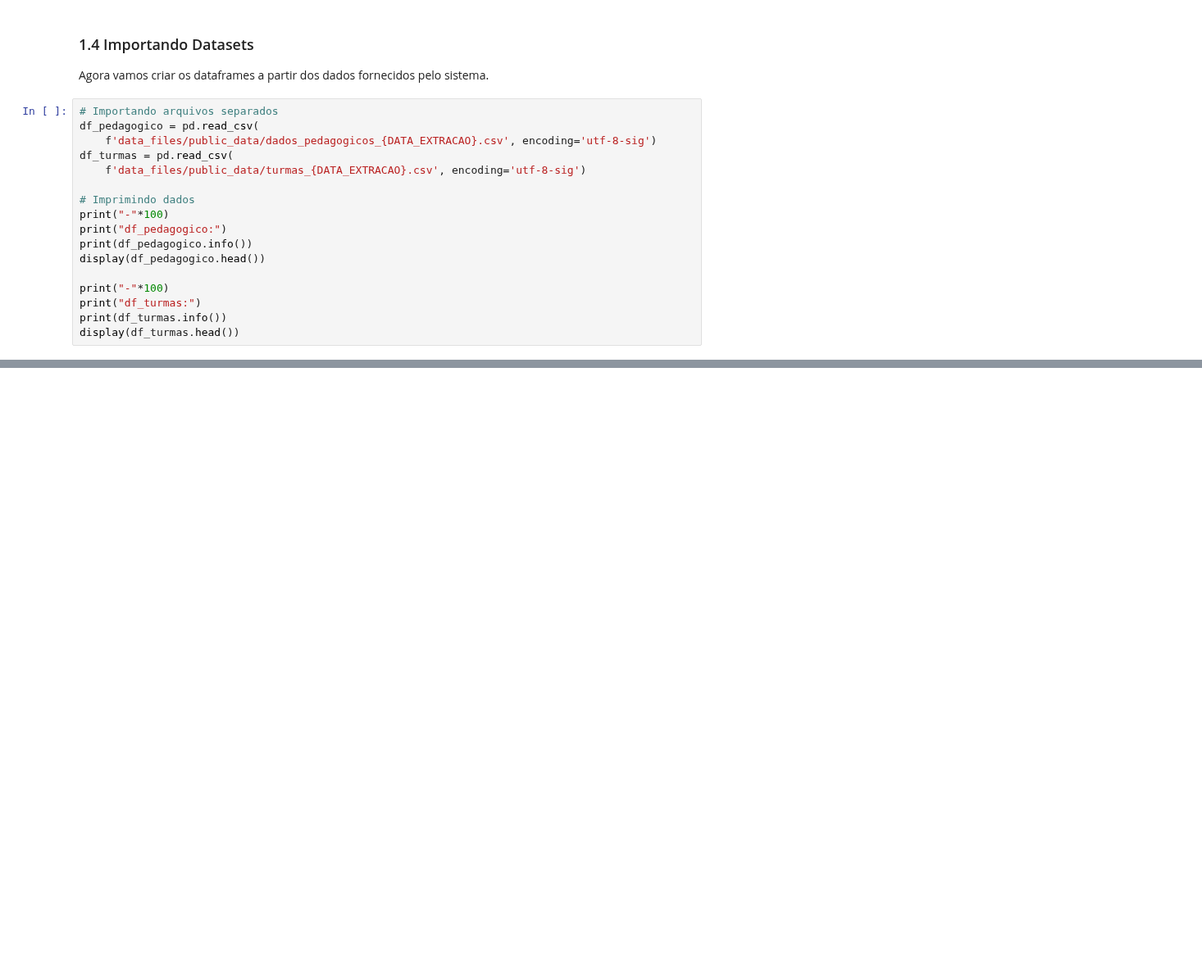
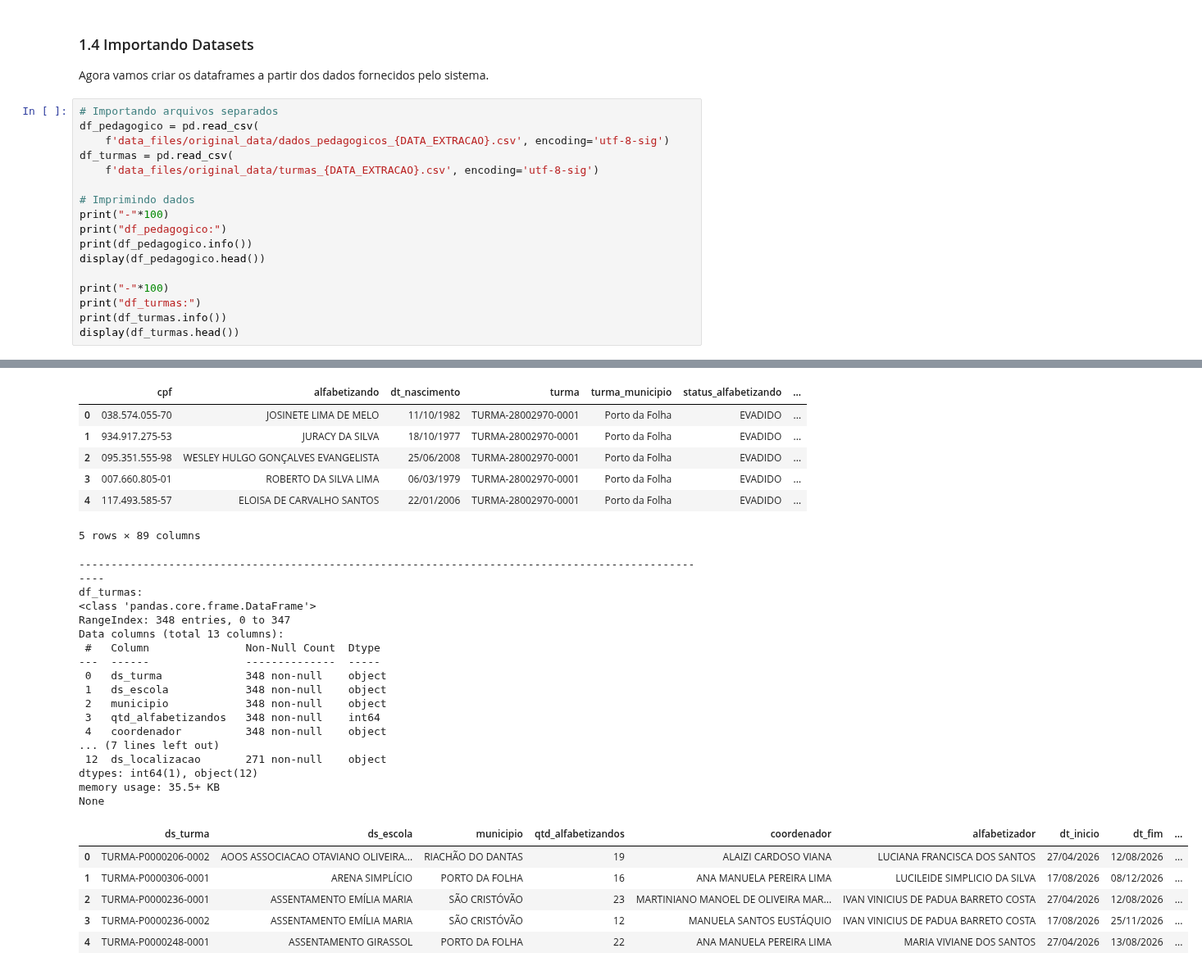
Before and after one commit to fabcmc/pba_se_2026, a Jupyter notebook: SE_2026_Aditivo_Atividade_Entrada.ipynb, the cells around one changed output, grey strips where cells are left out. Shown at 82% size. Drawn from its saved outputs; the diff is of its cells as text; blank space fills up the shorter version.

```diff
--- a/SE_2026_Aditivo_Atividade_Entrada.ipynb
+++ b/SE_2026_Aditivo_Atividade_Entrada.ipynb
@@ -243,9 +243,9 @@ Agora vamos criar os dataframes a partir dos dados fornecidos pelo sistema.
 # %%
 # Importando arquivos separados
 df_pedagogico = pd.read_csv(
-    f'data_files/public_data/dados_pedagogicos_{DATA_EXTRACAO}.csv', encoding='utf-8-sig')
+    f'data_files/original_data/dados_pedagogicos_{DATA_EXTRACAO}.csv', encoding='utf-8-sig')
 df_turmas = pd.read_csv(
-    f'data_files/public_data/turmas_{DATA_EXTRACAO}.csv', encoding='utf-8-sig')
+    f'data_files/original_data/turmas_{DATA_EXTRACAO}.csv', encoding='utf-8-sig')
 
 # Imprimindo dados
 print("-"*100)
@@ -257,3 +257,4 @@ print("-"*100)
 print("df_turmas:")
 print(df_turmas.info())
 display(df_turmas.head())
+# %% [output]
@@ -260,3 +278,33 @@ display(df_turmas.head())
+|  | cpf | alfabetizando | dt_nascimento | turma | turma_municipio | status_alfabetizando | ... |
+| 0 | 038.574.055-70 | JOSINETE LIMA DE MELO | 11/10/1982 | TURMA-28002970-0001 | Porto da Folha | EVADIDO | ... |
+| 1 | 934.917.275-53 | JURACY DA SILVA | 18/10/1977 | TURMA-28002970-0001 | Porto da Folha | EVADIDO | ... |
+| 2 | 095.351.555-98 | WESLEY HULGO GONÇALVES EVANGELISTA | 25/06/2008 | TURMA-28002970-0001 | Porto da Folha | EVADIDO | ... |
+| 3 | 007.660.805-01 | ROBERTO DA SILVA LIMA | 06/03/1979 | TURMA-28002970-0001 | Porto da Folha | EVADIDO | ... |
+| 4 | 117.493.585-57 | ELOISA DE CARVALHO SANTOS | 22/01/2006 | TURMA-28002970-0001 | Porto da Folha | EVADIDO | ... |
+5 rows × 89 columns
+----------------------------------------------------------------------------------------------------
+df_turmas:
+<class 'pandas.core.frame.DataFrame'>
+RangeIndex: 348 entries, 0 to 347
+Data columns (total 13 columns):
+ #   Column               Non-Null Count  Dtype
+---  ------               --------------  -----
+ 0   ds_turma             348 non-null    object
+ 1   ds_escola            348 non-null    object
+ 2   municipio            348 non-null    object
+ 3   qtd_alfabetizandos   348 non-null    int64
+ 4   coordenador          348 non-null    object
+... (7 lines left out)
+ 12  ds_localizacao       271 non-null    object
+dtypes: int64(1), object(12)
+memory usage: 35.5+ KB
+None
+|  | ds_turma | ds_escola | municipio | qtd_alfabetizandos | coordenador | alfabetizador | dt_inicio | dt_fim | ... |
+| 0 | TURMA-P0000206-0002 | AOOS ASSOCIACAO OTAVIANO OLIVEIRA... | RIACHÃO DO DANTAS | 19 | ALAIZI CARDOSO VIANA | LUCIANA FRANCISCA DOS SANTOS | 27/04/2026 | 12/08/2026 | ... |
+| 1 | TURMA-P0000306-0001 | ARENA SIMPLÍCIO | PORTO DA FOLHA | 16 | ANA MANUELA PEREIRA LIMA | LUCILEIDE SIMPLICIO DA SILVA | 17/08/2026 | 08/12/2026 | ... |
+| 2 | TURMA-P0000236-0001 | ASSENTAMENTO EMÍLIA MARIA | SÃO CRISTÓVÃO | 23 | MARTINIANO MANOEL DE OLIVEIRA MAR... | IVAN VINICIUS DE PADUA BARRETO COSTA | 27/04/2026 | 12/08/2026 | ... |
+| 3 | TURMA-P0000236-0002 | ASSENTAMENTO EMÍLIA MARIA | SÃO CRISTÓVÃO | 12 | MANUELA SANTOS EUSTÁQUIO | IVAN VINICIUS DE PADUA BARRETO COSTA | 17/08/2026 | 25/11/2026 | ... |
+| 4 | TURMA-P0000248-0001 | ASSENTAMENTO GIRASSOL | PORTO DA FOLHA | 22 | ANA MANUELA PEREIRA LIMA | MARIA VIVIANE DOS SANTOS | 27/04/2026 | 13/08/2026 | ... |
 # %% [markdown]
 **Observação:** É possível notar que os dados apresentam algumas características que precisam ser alteradas. Seguem elas:
 - **Nome das colunas:** colunas como `ds_turmas` e `turma_municipio` apresentam nomes que não são padronizados. Por esse motivo, precisamos alterar o nome das colunas para padronizar o nome dos dados;
```
Also changed, not shown: parts of 25 cells of this notebook, 7 other files.
